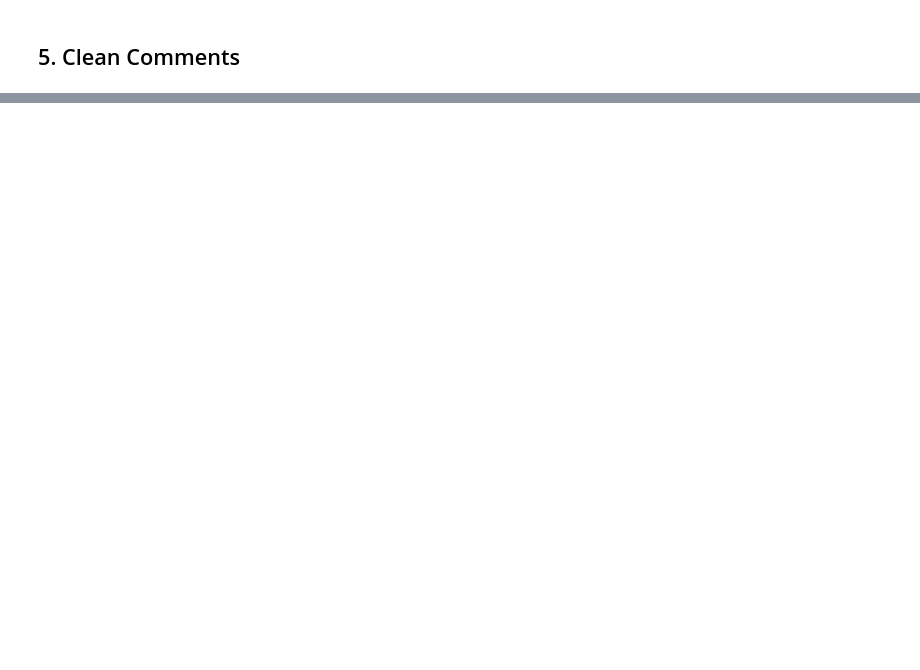
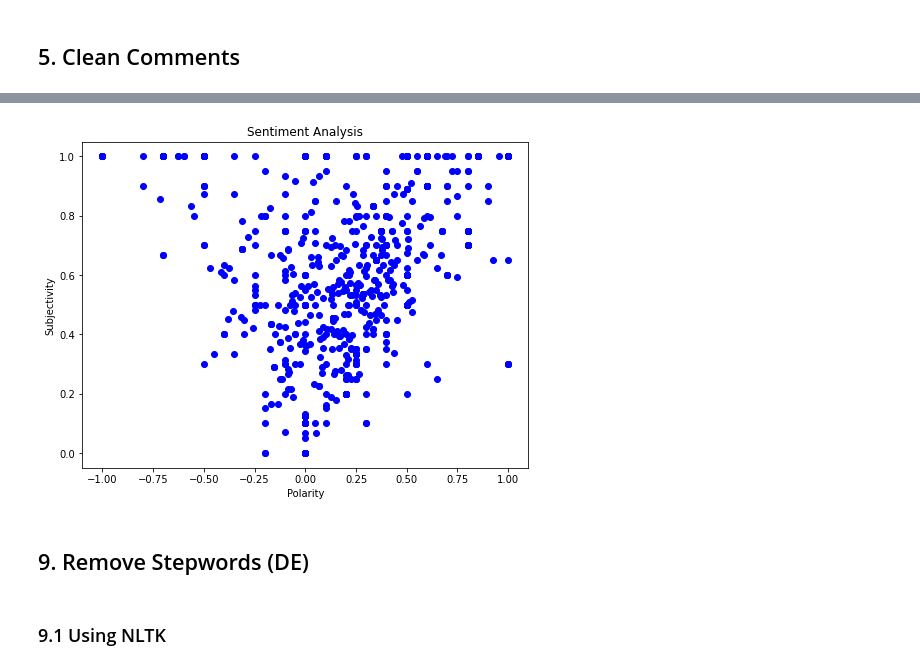
Before and after one commit to johnphilipp/yt-analytics, a Jupyter notebook: test.ipynb, the cells around one changed output, grey strips where cells are left out. Cells and saved outputs as stored; diff of their text form; code cells hidden in the pictures; blank space fills up the shorter version.

```diff
--- a/test.ipynb
+++ b/test.ipynb
@@ -108,0 +221,6 @@ df.head()
+# %%
+# Print all neg comments
+dfSorted = df.sort_values(by=["Polarity"], ascending=True)
+for i in range(0, len(dfSorted)):
+    if dfSorted["Analysis"][i] == "Negative":
+        print(dfSorted["Comments"].iloc[i])
@@ -108,0 +245,15 @@ df.head()
+# %%
+# Plot polarity and subjectivity
+plt.figure(figsize=(8,6))
+for i in range(0, df.shape[0]):
+    plt.scatter(df["Polarity"][i], df["Subjectivity"][i], color="Blue")
+plt.title("Sentiment Analysis")
+plt.xlabel("Polarity")
+plt.ylabel("Subjectivity")
+plt.show()
+# %% [output]
+[figure, added]
+# %% [markdown]
+## 9. Remove Stepwords (DE)
+# %% [markdown]
+### 9.1 Using NLTK
```
Also changed, not shown: parts of 30 cells of this notebook, 1 other file.
